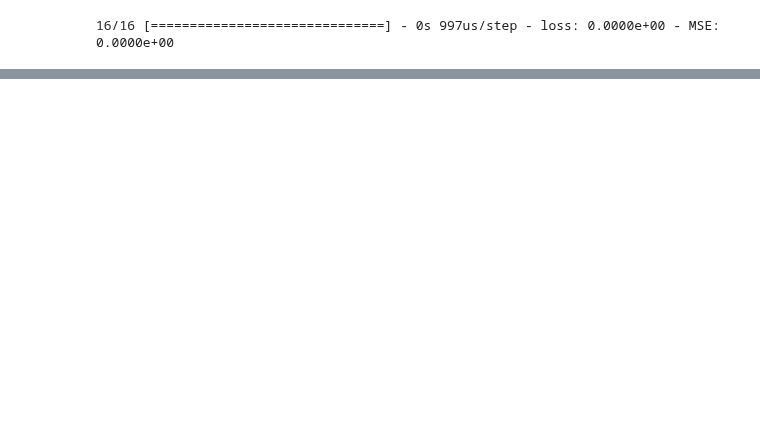
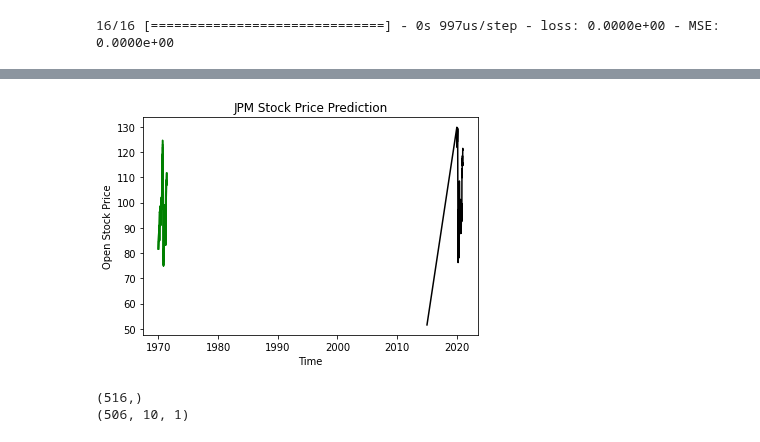
Before and after one commit to SalvatoreLatora/Stock-price-predictions-using-Neural-Networks, a Jupyter notebook: Code_exam.ipynb, the cells around one changed output, grey strips where cells are left out. Drawn from its saved outputs; the diff is of its cells as text; code cells hidden in the pictures; blank space fills up the shorter version.

```diff
--- a/Code_exam.ipynb
+++ b/Code_exam.ipynb
@@ -182,10 +193,11 @@ print(X_test.shape)
 (511,)
 (506, 5, 1)
 # %%
-model = keras.Sequential(
+model_5_CNN = keras.Sequential(
     [
      keras.Input(shape=(5,1)),
      layers.Conv1D(64, kernel_size = 2,activation='relu'),
+     #layers.Dropout(0.1),
      layers.MaxPooling1D(pool_size = 2),
      layers.Flatten(),
      layers.Dense(32, activation="relu"),
@@ -217,7 +226,7 @@ _________________________________________________________________
 # %%
 batch_size = 4
 epochs = 20
-model.compile(loss=keras.losses.mean_squared_error, optimizer="adam", metrics=[['MSE']])
-model.fit(X_train, y_train, batch_size=batch_size, epochs=epochs)
+model_5_CNN.compile(loss=keras.losses.mean_squared_error, optimizer="adam", metrics=[['MSE']])
+model_5_CNN.fit(X_train, y_train, batch_size=batch_size, epochs=epochs)
 # %% [output]
 Epoch 1/20
@@ -284,0 +259,37 @@ ValueError: Unexpected result of `train_function` (Empty logs). Please use `Mode
+# %%
+# previsioni del titolo
+predicted_stock_price = model.predict(X_test)
+predicted_stock_price = mc.inverse_transform(predicted_stock_price)
+plt.plot(test_set['Open'], color = 'black', label = 'JPM Stock Price')
+plt.plot(predicted_stock_price, color = 'green', label = 'Predicted jpm Stock Price - 5 days')
+plt.title('JPM Stock Price Prediction')
+plt.xlabel('Time')
+plt.ylabel('Open Stock Price')
+#plt.legend()
+plt.show()
+# %% [output]
+[figure, added]
+# %%
+# usiamo una finestra temporale di due settimane
+X_train = []
+y_train = []
+temp = 10
+for i in range(temp, training_set.shape[0]):
+  X_train.append(training_set_scaled[i-temp:i])
+  y_train.append(training_set_scaled[i])
+X_train, y_train = np.array(X_train), np.array(y_train)
+X_train = np.reshape(X_train, (X_train.shape[0], X_train.shape[1], 1))
+dataset_total = pd.concat((training_set['Open'], test_set['Open']), axis = 0)
+inputs = dataset_total[len(training_set) - len(test_set) - temp:].values
+print(inputs.shape)
+inputs = inputs.reshape(-1,1)
+inputs = mc.transform(inputs)
+X_test = []
+for i in range(temp, inputs.shape[0]):
+  X_test.append(inputs[i-temp:i, 0])
+X_test = np.array(X_test)
+X_test = np.reshape(X_test, (X_test.shape[0], X_test.shape[1], 1))
+print(X_test.shape)
+# %% [output]
+(516,)
+(506, 10, 1)
```
Also changed, not shown: parts of 15 cells of this notebook.
